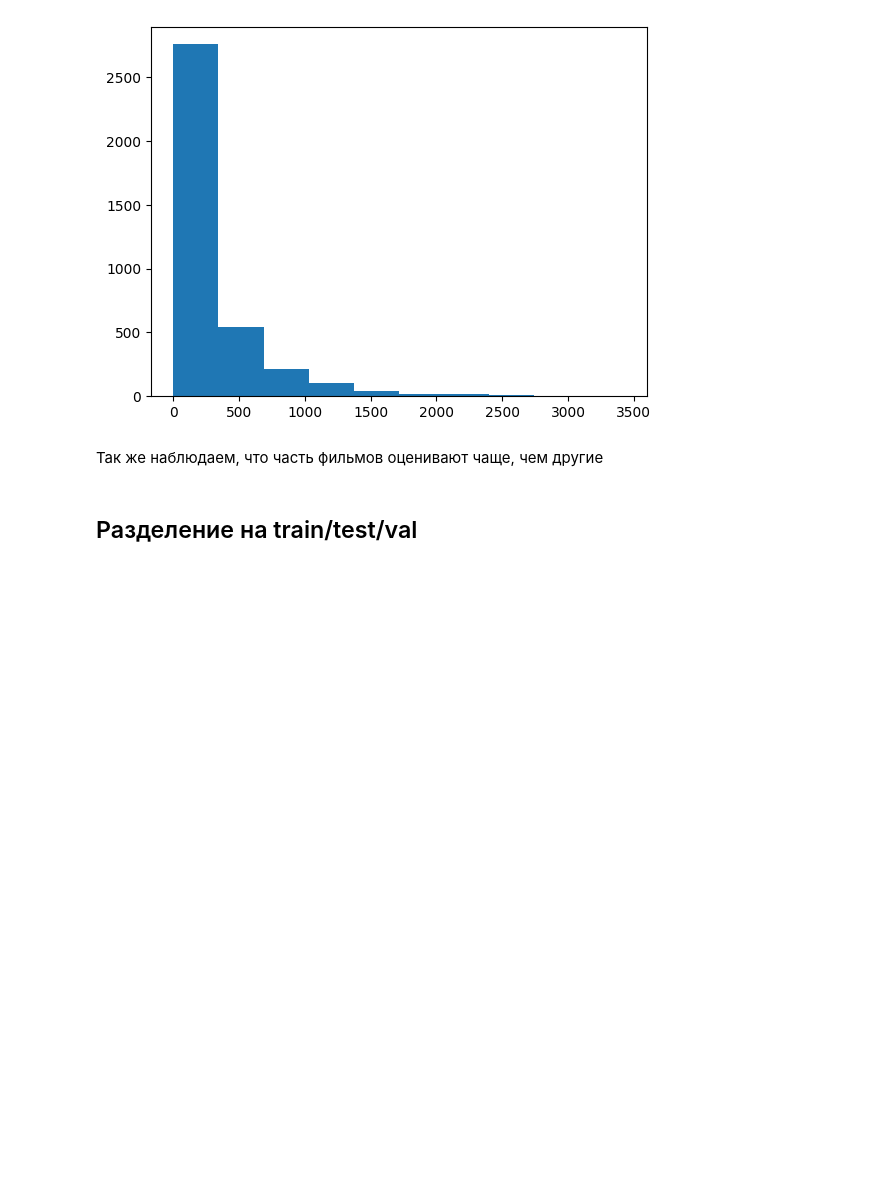
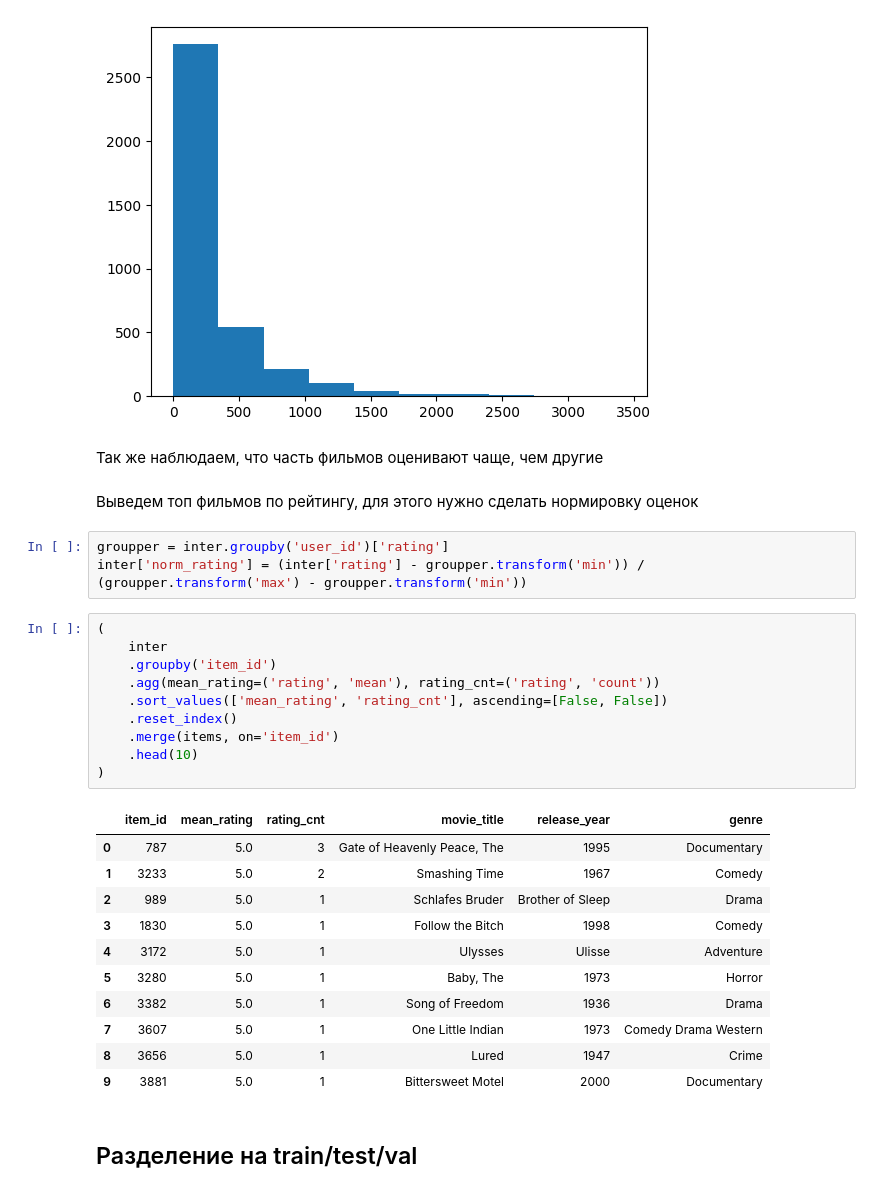
Before and after one commit to dkulemin/recsys-playground, a Jupyter notebook: experiments/MovieLens/1.0_data_works.ipynb, the cells around one changed output. Cells and saved outputs as stored; diff of their text form; blank space fills up the shorter version.

```diff
--- a/experiments/MovieLens/1.0_data_works.ipynb
+++ b/experiments/MovieLens/1.0_data_works.ipynb
@@ -164,6 +156,33 @@ plt.show()
 [figure]
 # %% [markdown]
 Так же наблюдаем, что часть фильмов оценивают чаще, чем другие
+# %% [markdown]
+Выведем топ фильмов по рейтингу, для этого нужно сделать нормировку оценок
+# %%
+groupper = inter.groupby('user_id')['rating']
+inter['norm_rating'] = (inter['rating'] - groupper.transform('min')) / (groupper.transform('max') - groupper.transform('min'))
+# %%
+(
+    inter
+    .groupby('item_id')
+    .agg(mean_rating=('rating', 'mean'), rating_cnt=('rating', 'count'))
+    .sort_values(['mean_rating', 'rating_cnt'], ascending=[False, False])
+    .reset_index()
+    .merge(items, on='item_id')
+    .head(10)
+)
+# %% [output]
+|  | item_id | mean_rating | rating_cnt | movie_title | release_year | genre |
+| 0 | 787 | 5.0 | 3 | Gate of Heavenly Peace, The | 1995 | Documentary |
+| 1 | 3233 | 5.0 | 2 | Smashing Time | 1967 | Comedy |
+| 2 | 989 | 5.0 | 1 | Schlafes Bruder | Brother of Sleep | Drama |
+| 3 | 1830 | 5.0 | 1 | Follow the Bitch | 1998 | Comedy |
+| 4 | 3172 | 5.0 | 1 | Ulysses | Ulisse | Adventure |
+| 5 | 3280 | 5.0 | 1 | Baby, The | 1973 | Horror |
+| 6 | 3382 | 5.0 | 1 | Song of Freedom | 1936 | Drama |
+| 7 | 3607 | 5.0 | 1 | One Little Indian | 1973 | Comedy Drama Western |
+| 8 | 3656 | 5.0 | 1 | Lured | 1947 | Crime |
+| 9 | 3881 | 5.0 | 1 | Bittersweet Motel | 2000 | Documentary |
 # %% [markdown]
 ## Разделение на train/test/val
 # %% [markdown]
```
Also changed, not shown: parts of 9 cells of this notebook.
